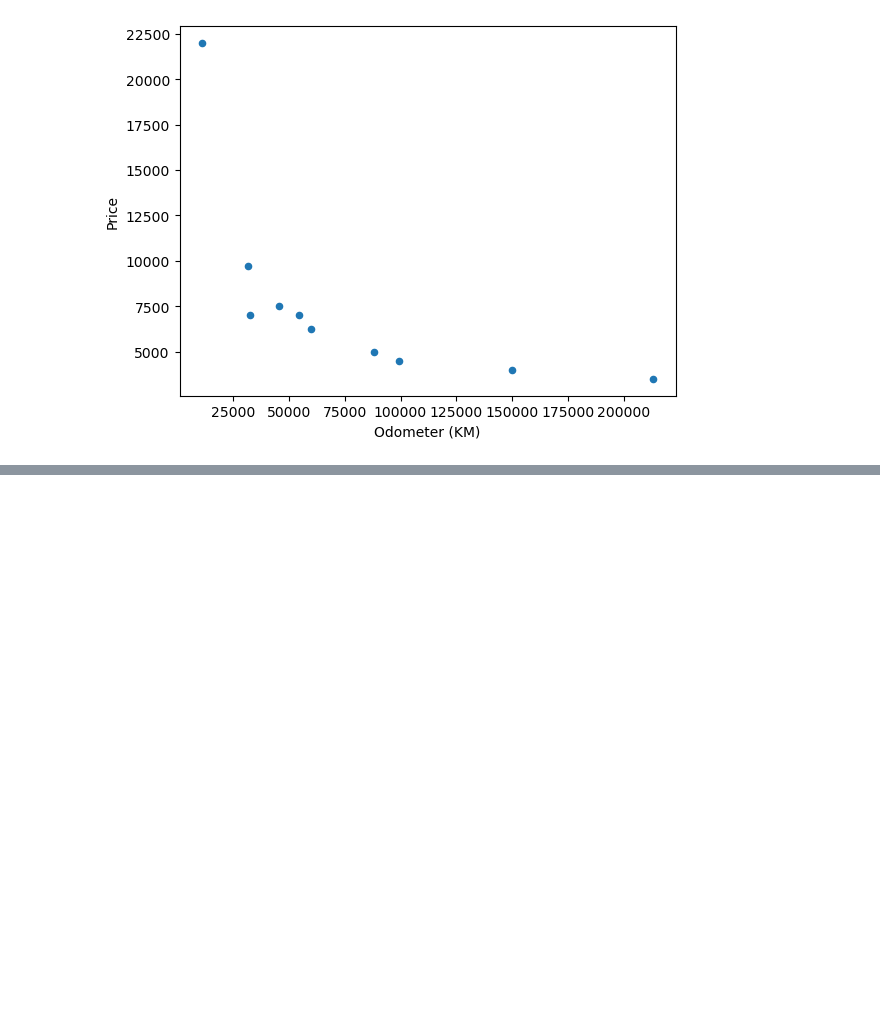
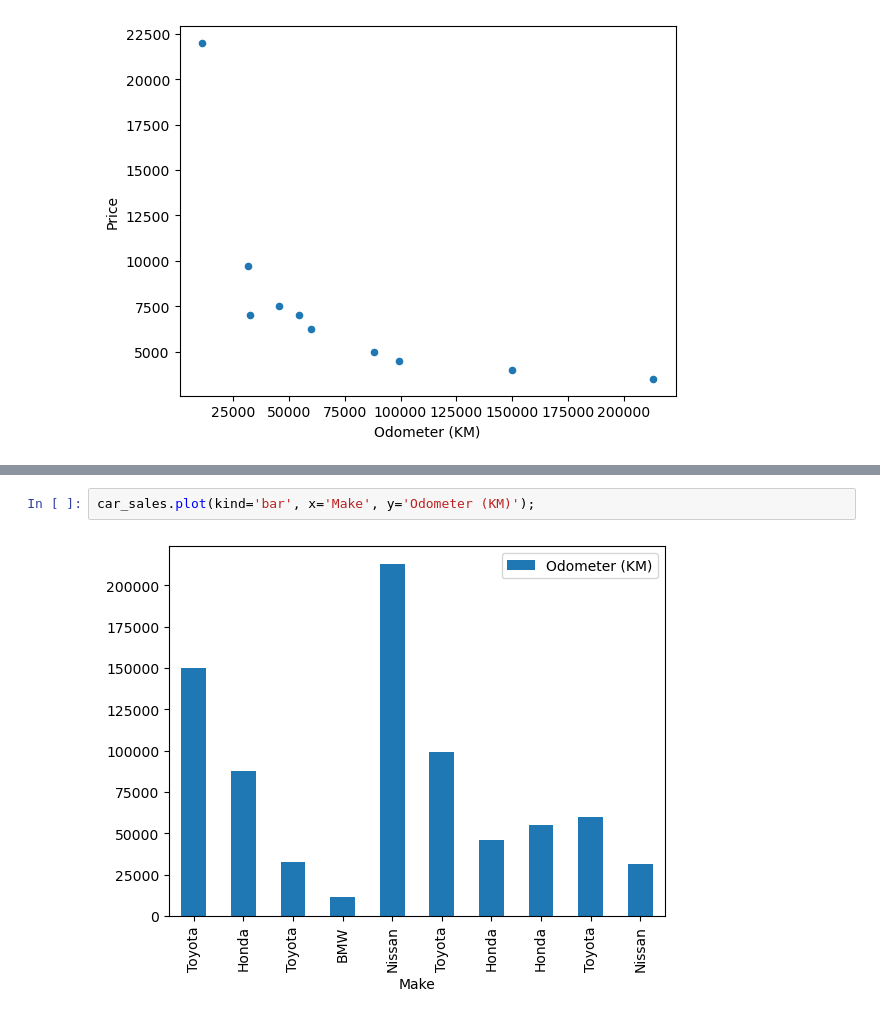
Before and after one commit to mebestaca/Path-to-Machine-Learning, a Jupyter notebook: Introduction to Matplotlib/Introduction to Matplotlib.ipynb, the cells around one changed output, grey strips where cells are left out. Drawn from its saved outputs; the diff is of its cells as text; blank space fills up the shorter version.

```diff
--- a/Introduction to Matplotlib/Introduction to Matplotlib.ipynb
+++ b/Introduction to Matplotlib/Introduction to Matplotlib.ipynb
@@ -265,0 +318,4 @@ car_sales.plot(x="Odometer (KM)", y="Price", kind="scatter")
+# %%
+car_sales.plot(kind='bar', x='Make', y='Odometer (KM)');
+# %% [output]
+[figure, added]
```
Also changed, not shown: parts of 8 cells of this notebook.
